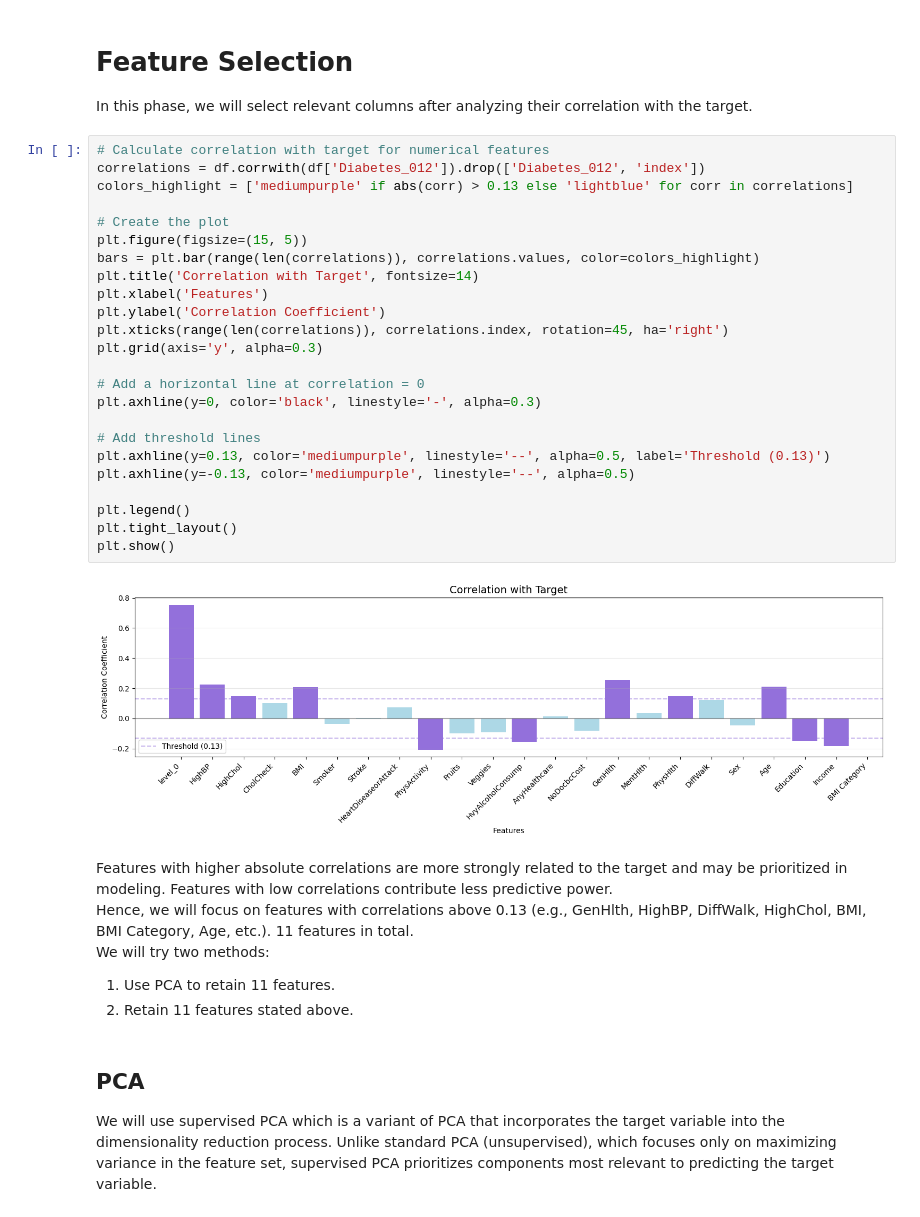
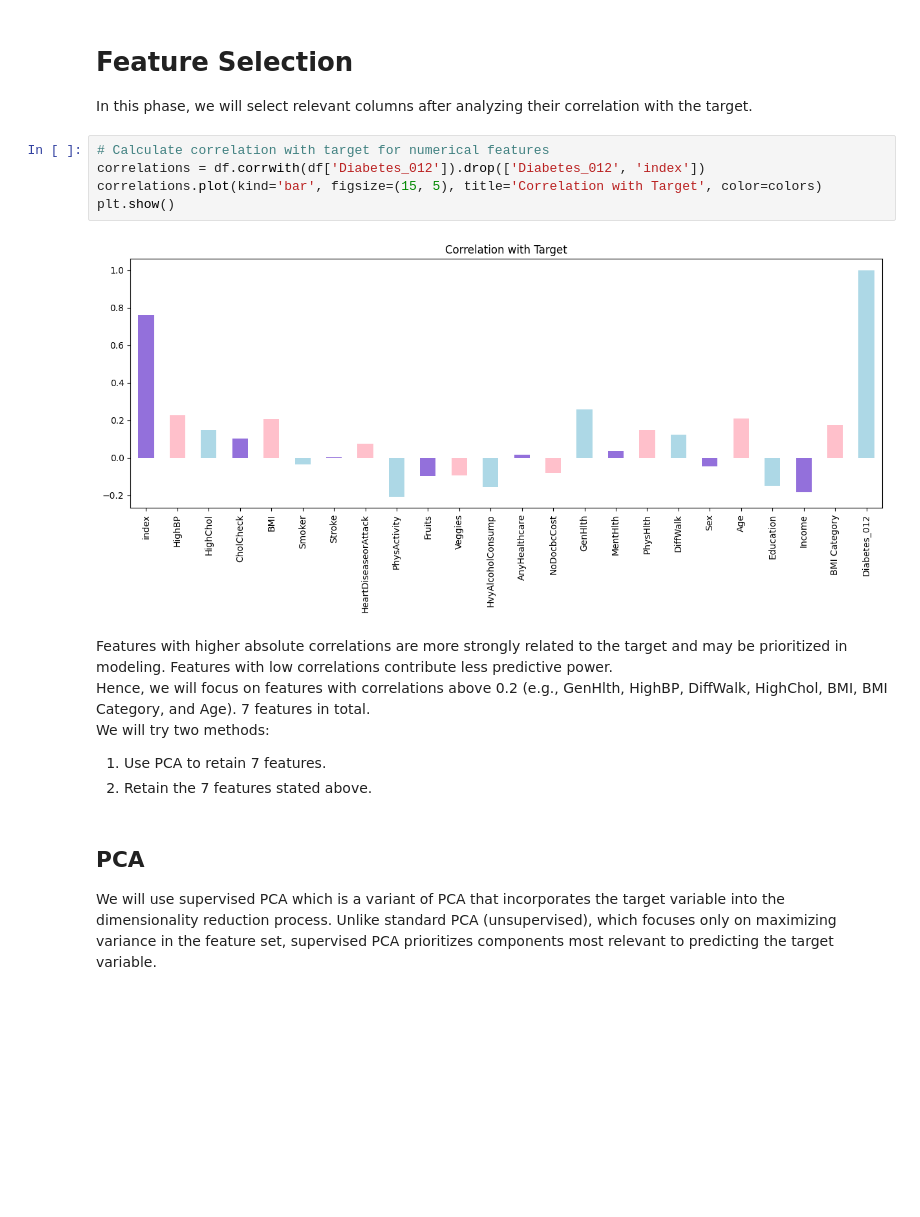
Before and after one commit to Sinda271/GestationalDiabetesPrediction, a Jupyter notebook: GDP-ML/fs_manual_pca_without_da.ipynb, the cells around one changed output. Cells and saved outputs as stored; diff of their text form; blank space fills up the shorter version.

```diff
--- a/GDP-ML/fs_manual_pca_without_da.ipynb
+++ b/GDP-ML/fs_manual_pca_without_da.ipynb
@@ -232,38 +235,19 @@ plot_target_distribution_per_feature("HighChol")
 # %% [markdown]
 # Feature Selection
 In this phase, we will select relevant columns after analyzing their correlation with the target.
-# %%
-# Calculate correlation with target for numerical features
-correlations = df.corrwith(df['Diabetes_012']).drop(['Diabetes_012', 'index'])
-colors_highlight = ['mediumpurple' if abs(corr) > 0.13 else 'lightblue' for corr in correlations]
-
-# Create the plot
-plt.figure(figsize=(15, 5))
-bars = plt.bar(range(len(correlations)), correlations.values, color=colors_highlight)
-plt.title('Correlation with Target', fontsize=14)
-plt.xlabel('Features')
-plt.ylabel('Correlation Coefficient')
-plt.xticks(range(len(correlations)), correlations.index, rotation=45, ha='right')
-plt.grid(axis='y', alpha=0.3)
-
-# Add a horizontal line at correlation = 0
-plt.axhline(y=0, color='black', linestyle='-', alpha=0.3)
-
-# Add threshold lines
-plt.axhline(y=0.13, color='mediumpurple', linestyle='--', alpha=0.5, label='Threshold (0.13)')
-plt.axhline(y=-0.13, color='mediumpurple', linestyle='--', alpha=0.5)
-
-plt.legend()
-plt.tight_layout()
-plt.show()
-# %% [output]
-[figure, removed]
+# %%
+# Calculate correlation with target for numerical features
+correlations = df.corrwith(df['Diabetes_012']).drop(['Diabetes_012', 'index'])
+correlations.plot(kind='bar', figsize=(15, 5), title='Correlation with Target', color=colors)
+plt.show()
+# %% [output]
+[figure, added]
 # %% [markdown]
 Features with higher absolute correlations are more strongly related to the target and may be prioritized in modeling. Features with low correlations contribute less predictive power. \
-Hence, we will focus on features with correlations above 0.13 (e.g., GenHlth, HighBP, DiffWalk, HighChol, BMI, BMI Category, Age, etc.). 11 features in total.  \
+Hence, we will focus on features with correlations above 0.2 (e.g., GenHlth, HighBP, DiffWalk, HighChol, BMI, BMI Category, and Age). 7 features in total.  \
 We will try two methods:
-1. Use PCA to retain 11 features.
-2. Retain 11 features stated above.
+1. Use PCA to retain 7 features.
+2. Retain the 7 features stated above.
 # %% [markdown]
 ## PCA
 
```
Also changed, not shown: parts of 13 cells of this notebook, 2 other files.
